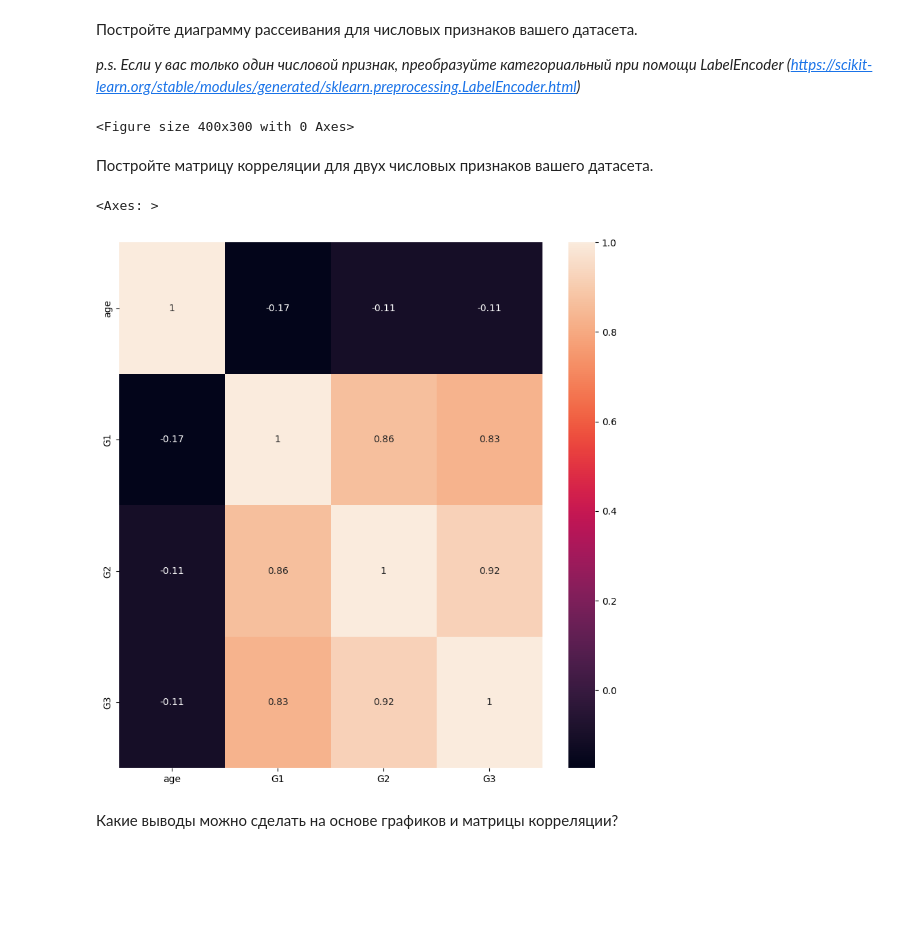
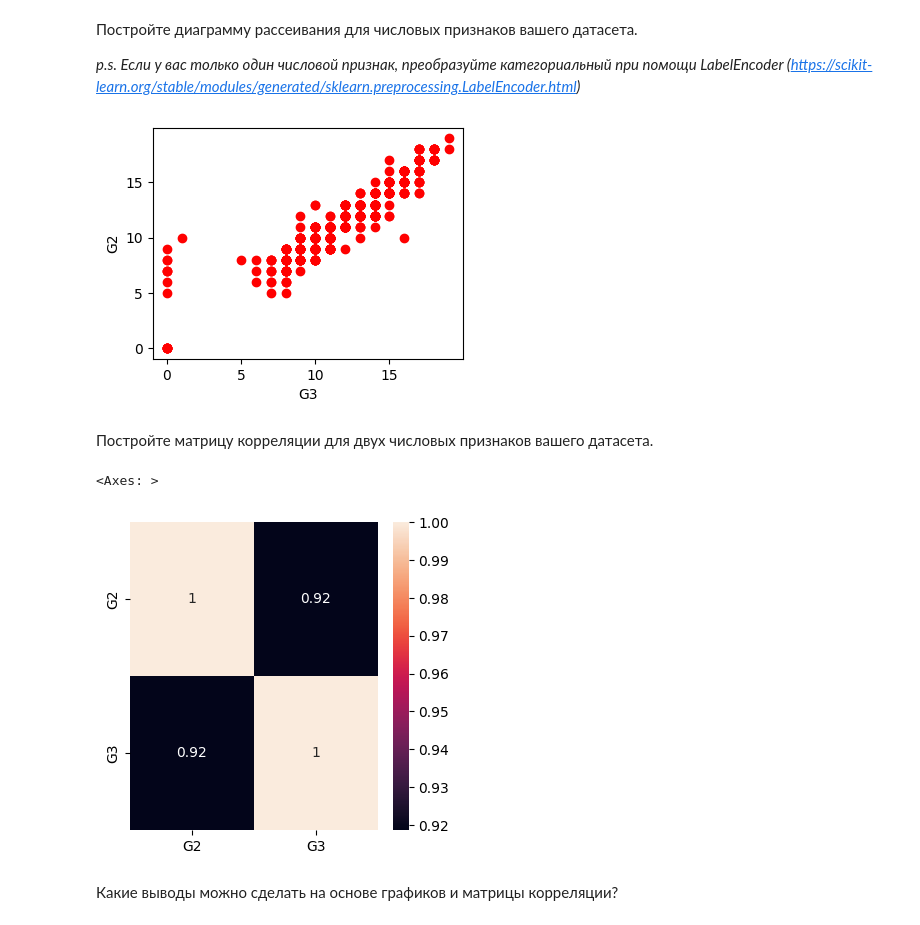
Before and after one commit to linalex13666/Labs, a Jupyter notebook: lab2/Задание_2.ipynb, the cells around one changed output. Saved outputs shown, nothing was run; the diff lists cells and outputs as text; code cells hidden in the pictures; blank space fills up the shorter version.

```diff
--- a/lab2/Задание_2.ipynb
+++ b/lab2/Задание_2.ipynb
@@ -190,22 +197,24 @@ plt.show()
 
 """
 plt.figure(figsize=(4, 3))
-
+plt.scatter(x=df['G3'], y=df['G2'], color='red')
+plt.xlabel('G3')
+plt.ylabel('G2')
 plt.show()
 # %% [output]
-<Figure size 400x300 with 0 Axes>
+[figure, added]
 # %% [markdown]
 Постройте матрицу корреляции для двух числовых признаков вашего датасета.
 # %%
-num = df[['age','G1','G2','G3']]
+num = df[['G2','G3']]
 corr_matrix = num.corr()
 
 
-plt.figure(figsize=(10, 10))
+plt.figure(figsize=(4, 4))
 sns.heatmap(corr_matrix, annot=True)
 # %% [output]
 <Axes: >
-[figure, old version]
+[figure, new version]
 # %% [markdown]
 Какие выводы можно сделать на основе графиков и матрицы корреляции?
 # %% [markdown]
```
Also changed, not shown: parts of 5 cells of this notebook.
